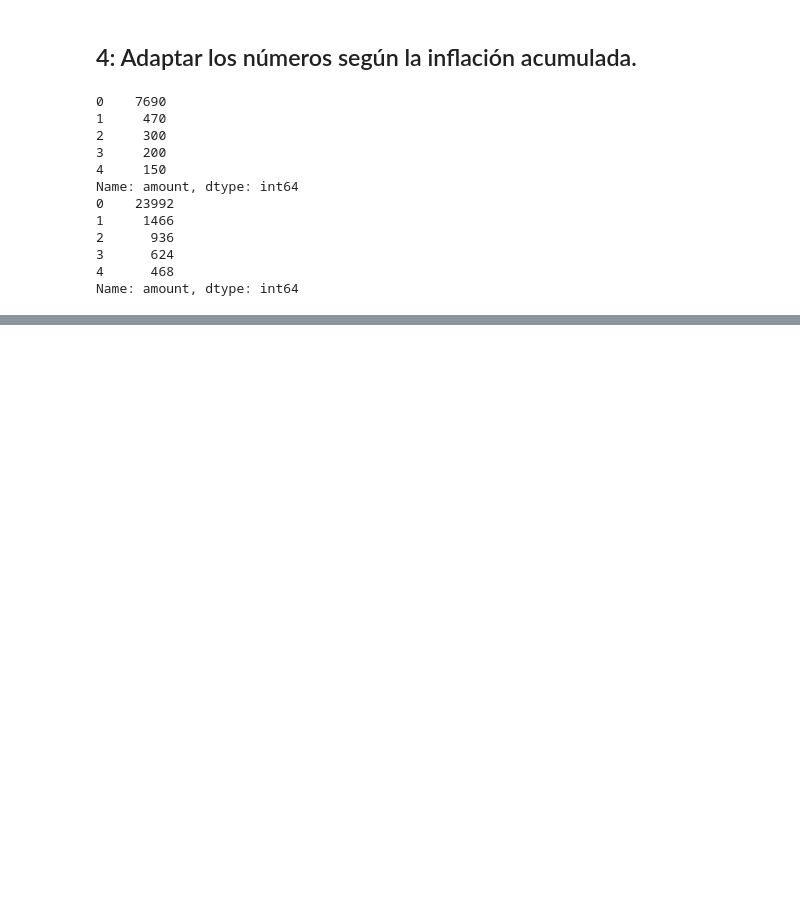
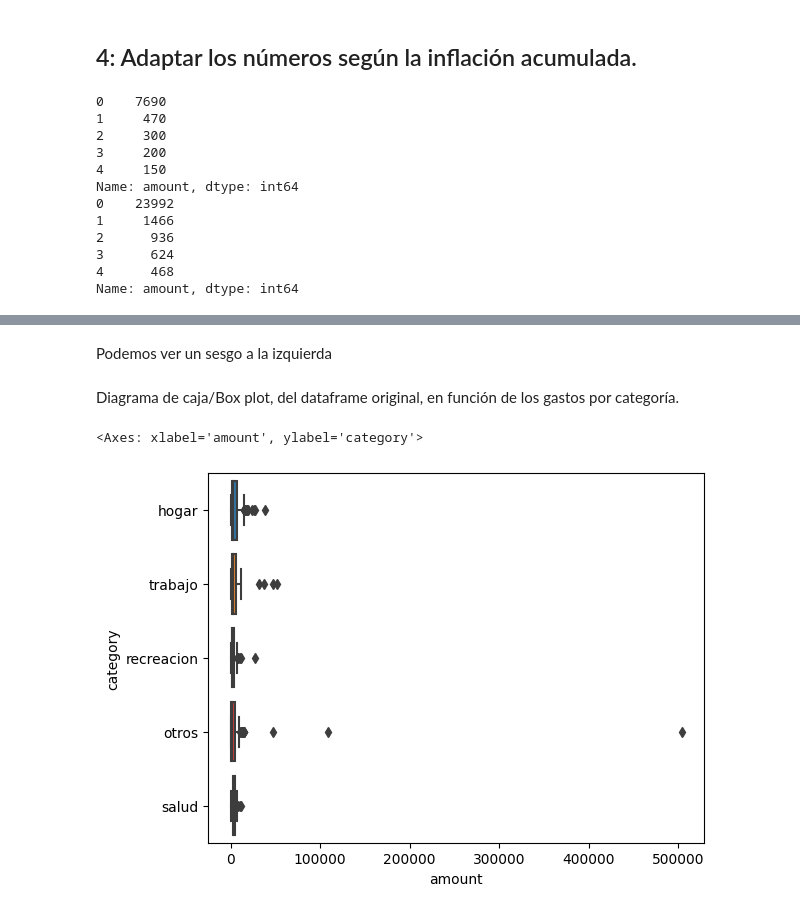
Before and after one commit to lucioled/proyecto-analisis-financiero-personal, a Jupyter notebook: proyectoDataAnalisis_MiDataFinanciera.ipynb, the cells around one changed output, grey strips where cells are left out. Drawn from its saved outputs; the diff is of its cells as text; code cells hidden in the pictures; blank space fills up the shorter version.

```diff
--- a/proyectoDataAnalisis_MiDataFinanciera.ipynb
+++ b/proyectoDataAnalisis_MiDataFinanciera.ipynb
@@ -166,0 +203,9 @@ La es: $ -407942
+# %% [markdown]
+Podemos ver un sesgo a la izquierda
+# %% [markdown]
+Diagrama de caja/Box plot, del dataframe original, en función de los gastos por categoría.
+# %%
+sns.boxplot(y=updated_inf_df['category'],x=updated_inf_df['amount'])
+# %% [output]
+<Axes: xlabel='amount', ylabel='category'>
+[figure, added]
```
Also changed, not shown: parts of 30 cells of this notebook.
